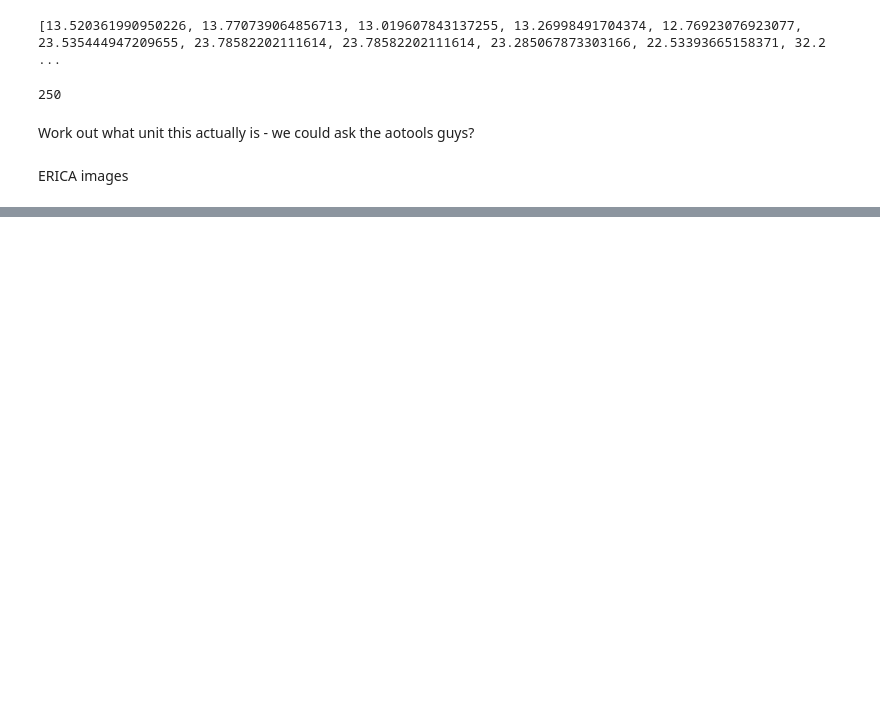
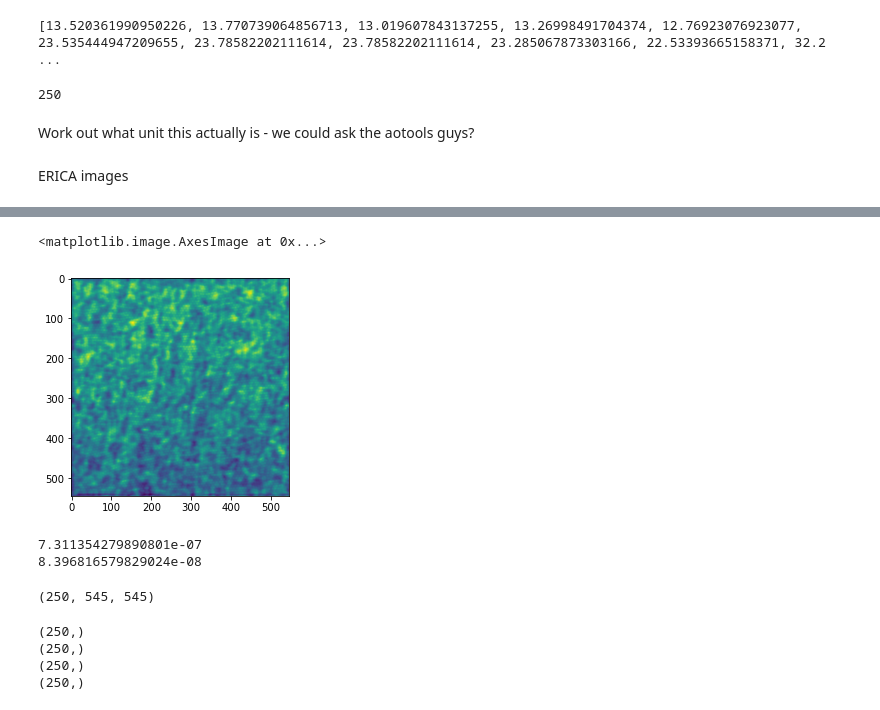
Before and after one commit to pennyflawton/AOtools-for-vision-science, a Jupyter notebook: Encircled energy calcs.ipynb, the cells around one changed output, grey strips where cells are left out. Cells and saved outputs as stored; diff of their text form; code cells hidden in the pictures; blank space fills up the shorter version.

```diff
--- a/Encircled energy calcs.ipynb
+++ b/Encircled energy calcs.ipynb
@@ -171,0 +140,6 @@ now calculate the sharpness metrics.  Should end up with a 3x5xframes array
+# %%
+test2=numpy.load('eccentricity0_convolutions.npy')
+plt.imshow(test2[0])
+# %% [output]
+<matplotlib.image.AxesImage at 0x...>
+[figure, added]
@@ -171,0 +152,6 @@ now calculate the sharpness metrics.  Should end up with a 3x5xframes array
+# %%
+print(convarray1.max())
+print(convarray1.min())
+# %% [output]
+7.311354279890801e-07
+8.396816579829024e-08
@@ -171,0 +177,4 @@ now calculate the sharpness metrics.  Should end up with a 3x5xframes array
+# %%
+print(convarray1.shape)
+# %% [output]
+(250, 545, 545)
@@ -171,0 +231,11 @@ now calculate the sharpness metrics.  Should end up with a 3x5xframes array
+# %%
+encircledenergies=numpy.asarray(eedata)
+print(encircledenergies.shape)
+print(sd1.shape)
+print(sql1.shape)
+print(rie1.shape)
+# %% [output]
+(250,)
+(250,)
+(250,)
+(250,)
```
Also changed, not shown: parts of 44 cells of this notebook, 2 other files.
